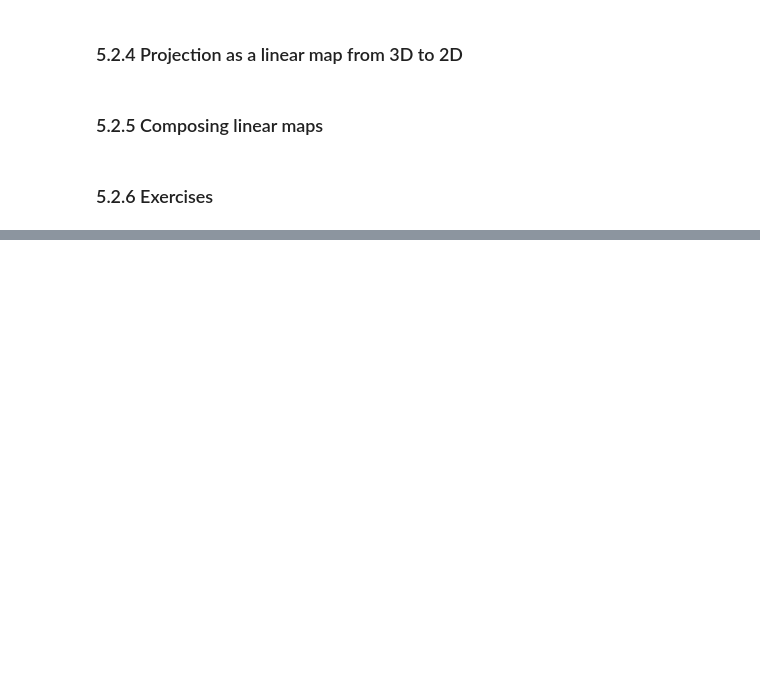
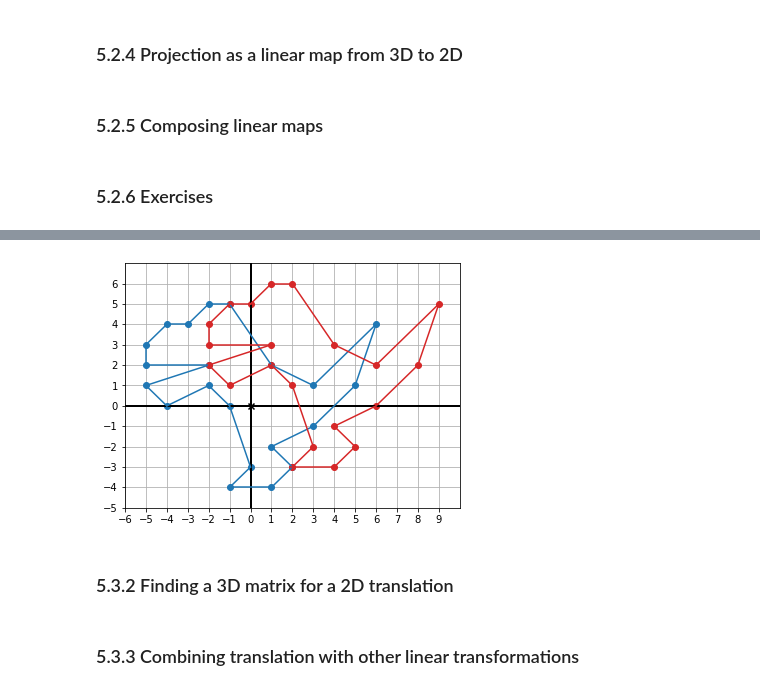
Before and after one commit to saradhimpardha/math_for_programmers, a Jupyter notebook: chapter_05/chapter_05_exercise.ipynb, the cells around one changed output, grey strips where cells are left out. Saved outputs shown, nothing was run; the diff lists cells and outputs as text; code cells hidden in the pictures; blank space fills up the shorter version.

```diff
--- a/chapter_05/chapter_05_exercise.ipynb
+++ b/chapter_05/chapter_05_exercise.ipynb
@@ -727,0 +844,14 @@ multiply_matrix_vector(c,(1,1,1))
+# %%
+draw(
+    Points(*dino_vectors,color='C0'),
+    Polygon(*dino_vectors,color='C0'),
+    Points(*translated_2d, color='C3'),
+    Polygon(*translated_2d, color='C3'),
+    #save_as='figures/5.28.svg'
+)
+# %% [output]
+[figure, added]
+# %% [markdown]
+### 5.3.2 Finding a 3D matrix for a 2D translation
+# %% [markdown]
+### 5.3.3 Combining translation with other linear transformations
```
Also changed, not shown: parts of 48 cells of this notebook.
